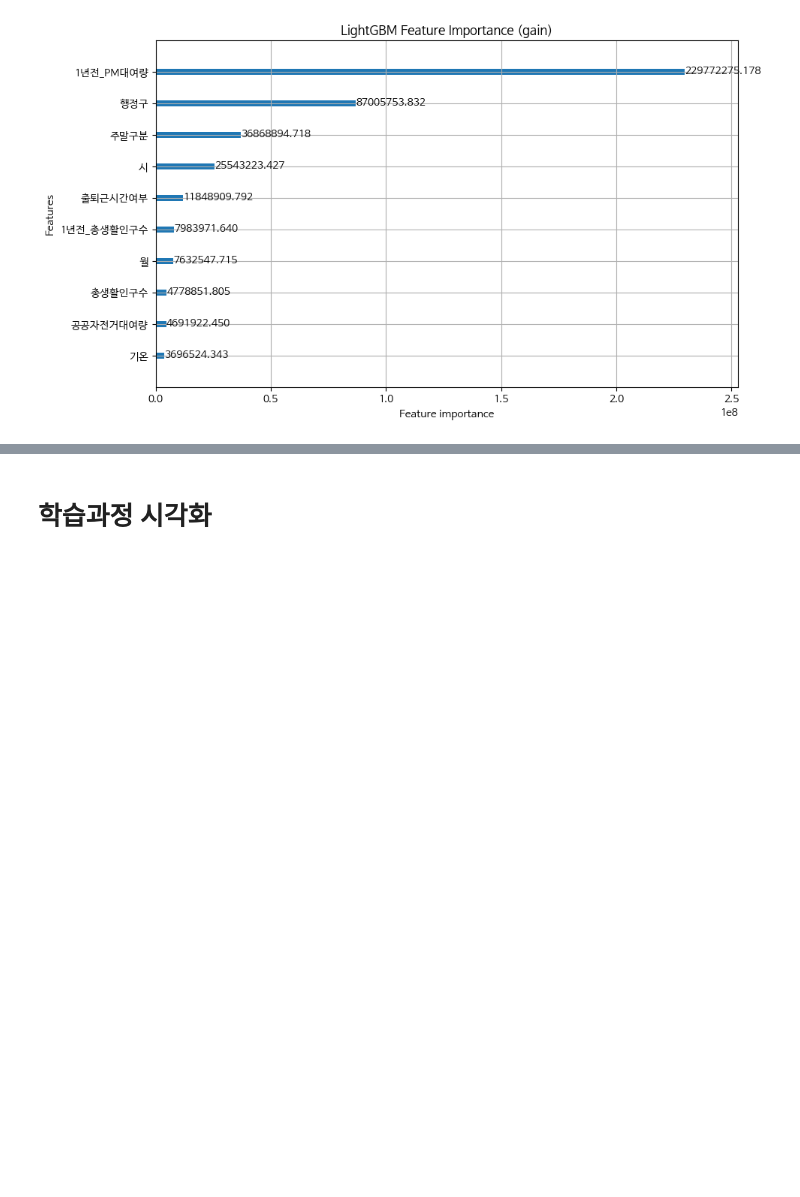
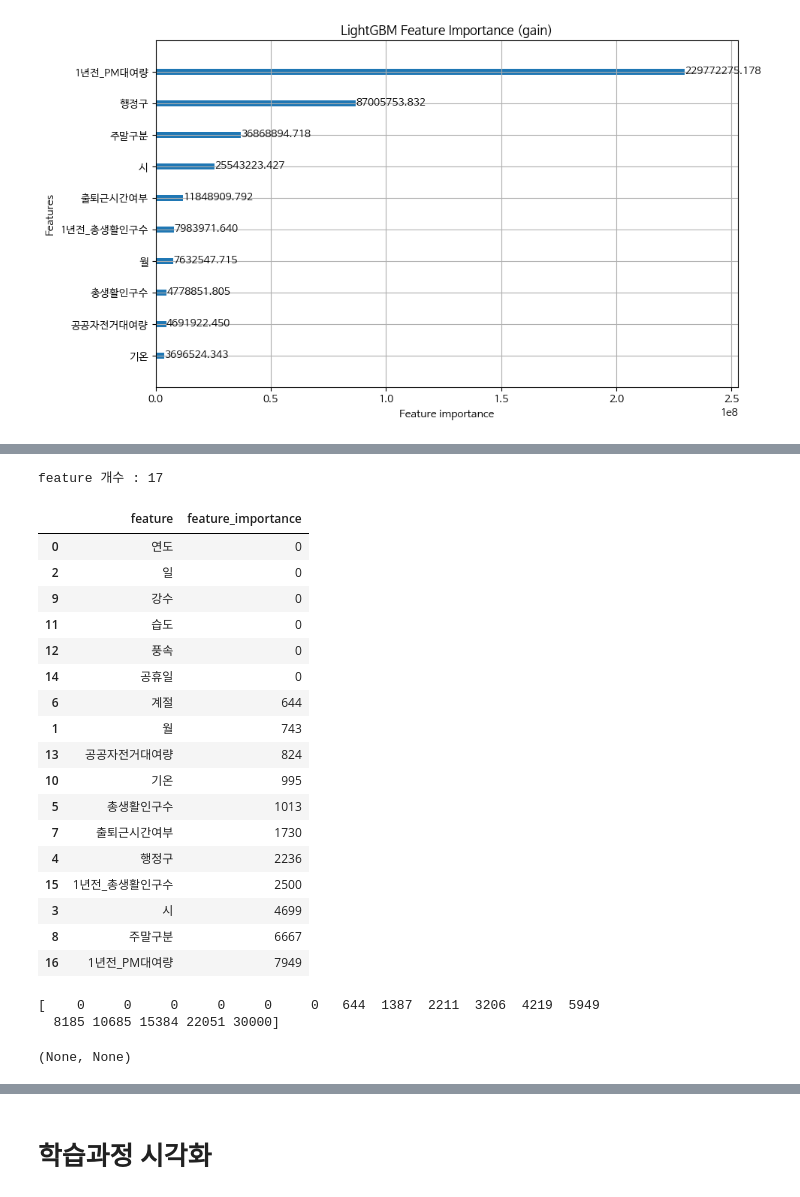
Before and after one commit to devna0111/FlowCast, a Jupyter notebook: Predict_models/M2/M2_모델 설계_LightGBM_범주형.ipynb, the cells around one changed output, grey strips where cells are left out. Cells and saved outputs as stored; diff of their text form; code cells hidden in the pictures; blank space fills up the shorter version.

```diff
--- a/Predict_models/M2/M2_모델 설계_LightGBM_범주형.ipynb
+++ b/Predict_models/M2/M2_모델 설계_LightGBM_범주형.ipynb
@@ -590,0 +768,31 @@ plt.show()
+# %%
+import pandas as pd
+import numpy as np
+print('feature 개수 :',len(model.feature_importances_))
+df = pd.DataFrame(list(zip(cols_X, model.feature_importances_)),columns=['feature','feature_importance'])
+df.sort_values(by='feature_importance', inplace=True)
+cum_sum = np.cumsum(df['feature_importance'].values)
+display(df), print(cum_sum)
+# %% [output]
+feature 개수 : 17
+|  | feature | feature_importance |
+| 0 | 연도 | 0 |
+| 2 | 일 | 0 |
+| 9 | 강수 | 0 |
+| 11 | 습도 | 0 |
+| 12 | 풍속 | 0 |
+| 14 | 공휴일 | 0 |
+| 6 | 계절 | 644 |
+| 1 | 월 | 743 |
+| 13 | 공공자전거대여량 | 824 |
+| 10 | 기온 | 995 |
+| 5 | 총생활인구수 | 1013 |
+| 7 | 출퇴근시간여부 | 1730 |
+| 4 | 행정구 | 2236 |
+| 15 | 1년전_총생활인구수 | 2500 |
+| 3 | 시 | 4699 |
+| 8 | 주말구분 | 6667 |
+| 16 | 1년전_PM대여량 | 7949 |
+[    0     0     0     0     0     0   644  1387  2211  3206  4219  5949
+  8185 10685 15384 22051 30000]
+(None, None)
```
Also changed, not shown: parts of 22 cells of this notebook, 5 other files.
